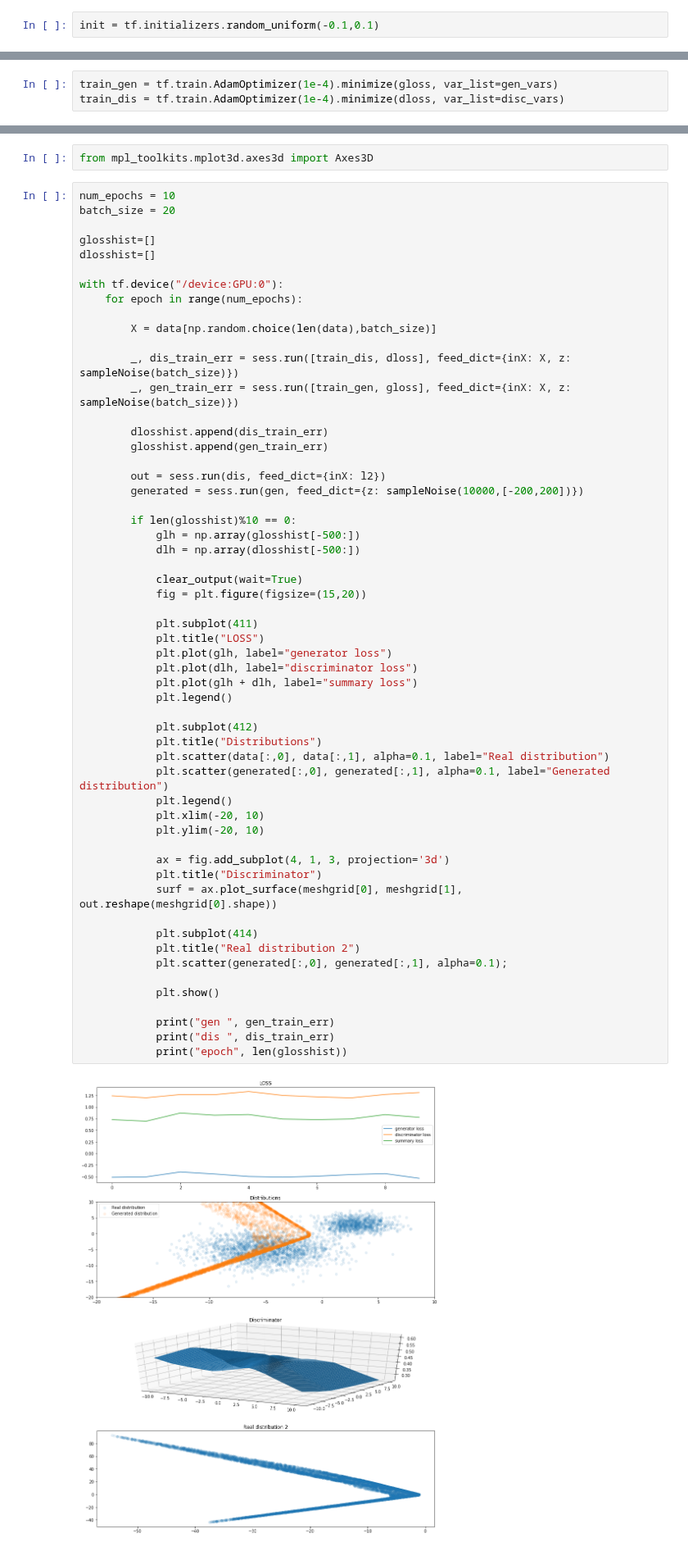
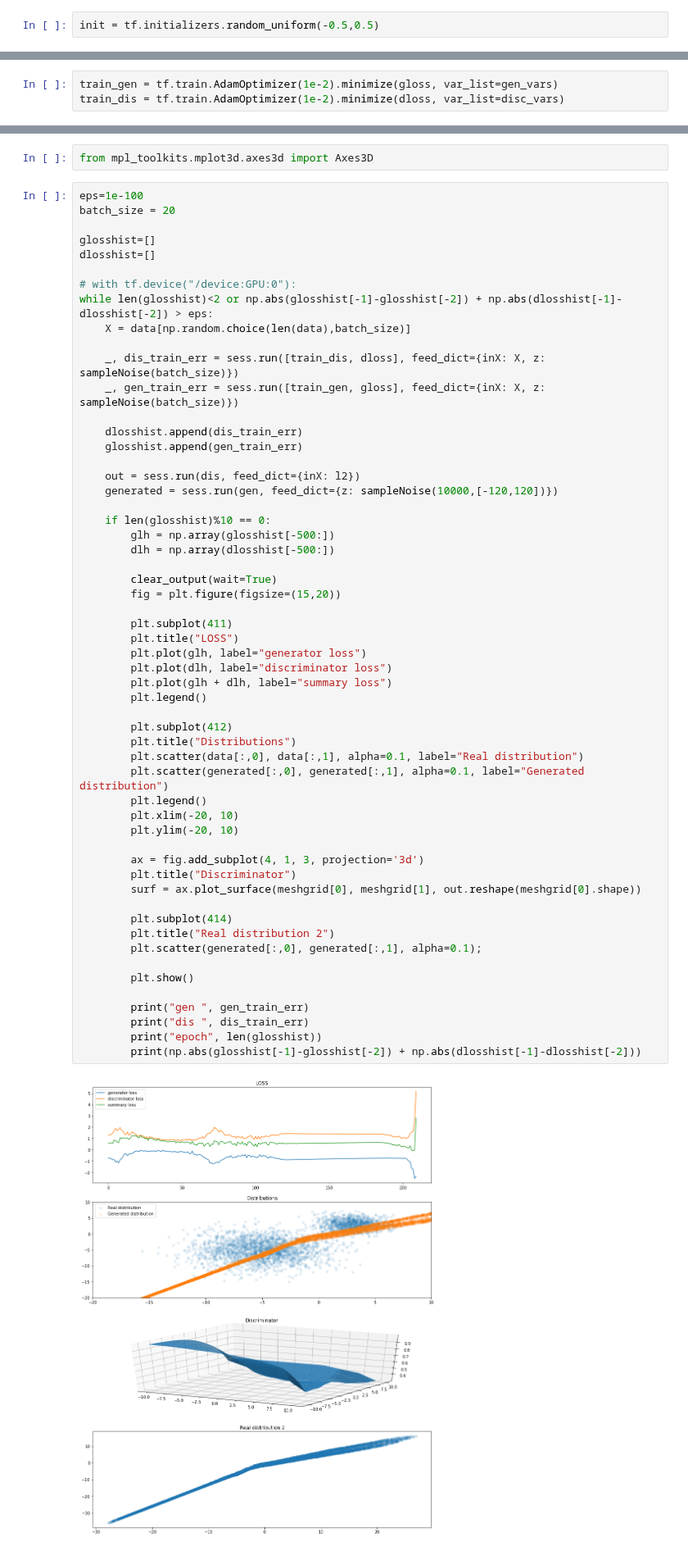
Before and after one commit to hov1417/NNHomework, a Jupyter notebook: session3/final_assignment.ipynb, the cells around one changed output, grey strips where cells are left out. Shown at 82% size. Drawn from its saved outputs; the diff is of its cells as text.

```diff
--- a/session3/final_assignment.ipynb
+++ b/session3/final_assignment.ipynb
@@ -16,7 +16,7 @@ import tensorflow as tf
 import matplotlib.pyplot as plt
 from IPython.display import clear_output
 # %%
-init = tf.initializers.random_uniform(-0.1,0.1)
+init = tf.initializers.random_uniform(-0.5,0.5)
 # %%
 def discriminator(inpt, reuse, name):
     with tf.variable_scope("Discriminator", reuse=reuse):
@@ -53,8 +53,8 @@ writer = tf.summary.FileWriter('log/')
 writer.add_graph(tf.get_default_graph())
 writer.close()
 # %%
-train_gen = tf.train.AdamOptimizer(1e-4).minimize(gloss, var_list=gen_vars)
-train_dis = tf.train.AdamOptimizer(1e-4).minimize(dloss, var_list=disc_vars)
+train_gen = tf.train.AdamOptimizer(1e-2).minimize(gloss, var_list=gen_vars)
+train_dis = tf.train.AdamOptimizer(1e-2).minimize(dloss, var_list=disc_vars)
 # %%
 data = np.concatenate((np.random.normal(-5, 3, size=(2000,2)),np.random.normal(3, 1.5, size=(1000,2))))
 # %%
@@ -85,60 +85,60 @@ l2 = np.array(meshgrid).T.reshape(-1, 2)
 # %%
 from mpl_toolkits.mplot3d.axes3d import Axes3D
 # %%
-num_epochs = 10
+eps=1e-100
 batch_size = 20
 
 glosshist=[]
 dlosshist=[]
 
-with tf.device("/device:GPU:0"):
-    for epoch in range(num_epochs):
+# with tf.device("/device:GPU:0"):
+while len(glosshist)<2 or np.abs(glosshist[-1]-glosshist[-2]) + np.abs(dlosshist[-1]-dlosshist[-2]) > eps:
+    X = data[np.random.choice(len(data),batch_size)]
 
-        X = data[np.random.choice(len(data),batch_size)]
+    _, dis_train_err = sess.run([train_dis, dloss], feed_dict={inX: X, z: sampleNoise(batch_size)})
+    _, gen_train_err = sess.run([train_gen, gloss], feed_dict={inX: X, z: sampleNoise(batch_size)})
 
-        _, dis_train_err = sess.run([train_dis, dloss], feed_dict={inX: X, z: sampleNoise(batch_size)})
-        _, gen_train_err = sess.run([train_gen, gloss], feed_dict={inX: X, z: sampleNoise(batch_size)})
+    dlosshist.append(dis_train_err)
+    glosshist.append(gen_train_err)
 
-        dlosshist.append(dis_train_err)
-        glosshist.append(gen_train_err)
+    out = sess.run(dis, feed_dict={inX: l2})
+    generated = sess.run(gen, feed_dict={z: sampleNoise(10000,[-120,120])})
 
-        out = sess.run(dis, feed_dict={inX: l2})
-        generated = sess.run(gen, feed_dict={z: sampleNoise(10000,[-200,200])})
+    if len(glosshist)%10 == 0:
+        glh = np.array(glosshist[-500:])
+        dlh = np.array(dlosshist[-500:])
 
-        if len(glosshist)%10 == 0:
-            glh = np.array(glosshist[-500:])
-            dlh = np.array(dlosshist[-500:])
+        clear_output(wait=True)
+        fig = plt.figure(figsize=(15,20))
 
-            clear_output(wait=True)
-            fig = plt.figure(figsize=(15,20))
+        plt.subplot(411)
+        plt.title("LOSS")
+        plt.plot(glh, label="generator loss")
+        plt.plot(dlh, label="discriminator loss")
+        plt.plot(glh + dlh, label="summary loss")
+        plt.legend()
 
-            plt.subplot(411)
-            plt.title("LOSS")
-            plt.plot(glh, label="generator loss")
-            plt.plot(dlh, label="discriminator loss")
-            plt.plot(glh + dlh, label="summary loss")
-            plt.legend()
+        plt.subplot(412)
+        plt.title("Distributions")
+        plt.scatter(data[:,0], data[:,1], alpha=0.1, label="Real distribution")
+        plt.scatter(generated[:,0], generated[:,1], alpha=0.1, label="Generated distribution")
+        plt.legend()
+        plt.xlim(-20, 10)
+        plt.ylim(-20, 10)
 
-            plt.subplot(412)
-            plt.title("Distributions")
-            plt.scatter(data[:,0], data[:,1], alpha=0.1, label="Real distribution")
-            plt.scatter(generated[:,0], generated[:,1], alpha=0.1, label="Generated distribution")
-            plt.legend()
-            plt.xlim(-20, 10)
-            plt.ylim(-20, 10)
+        ax = fig.add_subplot(4, 1, 3, projection='3d')
+        plt.title("Discriminator")
+        surf = ax.plot_surface(meshgrid[0], meshgrid[1], out.reshape(meshgrid[0].shape))
 
-            ax = fig.add_subplot(4, 1, 3, projection='3d')
-            plt.title("Discriminator")
-            surf = ax.plot_surface(meshgrid[0], meshgrid[1], out.reshape(meshgrid[0].shape))
+        plt.subplot(414)
+        plt.title("Real distribution 2")
+        plt.scatter(generated[:,0], generated[:,1], alpha=0.1);
 
-            plt.subplot(414)
-            plt.title("Real distribution 2")
-            plt.scatter(generated[:,0], generated[:,1], alpha=0.1);
+        plt.show()
 
-            plt.show()
-
-            print("gen ", gen_train_err)
-            print("dis ", dis_train_err)
-            print("epoch", len(glosshist))
+        print("gen ", gen_train_err)
+        print("dis ", dis_train_err)
+        print("epoch", len(glosshist))
+        print(np.abs(glosshist[-1]-glosshist[-2]) + np.abs(dlosshist[-1]-dlosshist[-2]))
 # %% [output]
-[figure, old version]
+[figure, new version]
```
Also changed, not shown: parts of 12 cells of this notebook.
